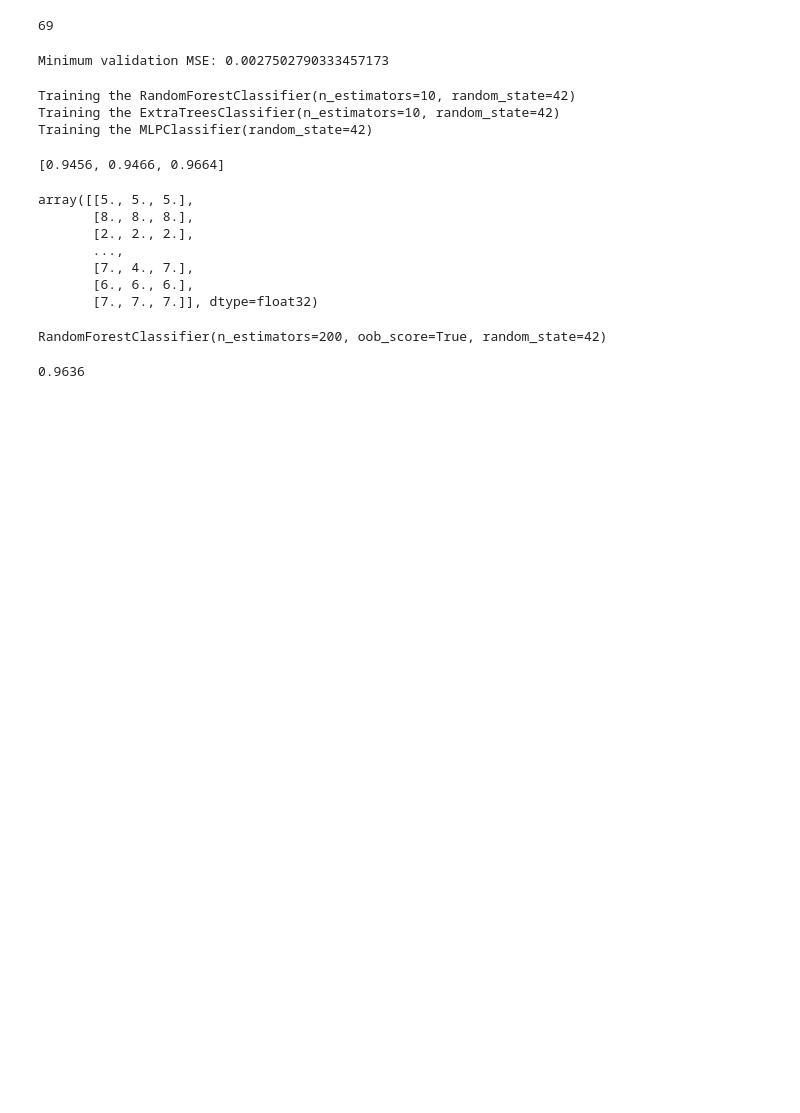
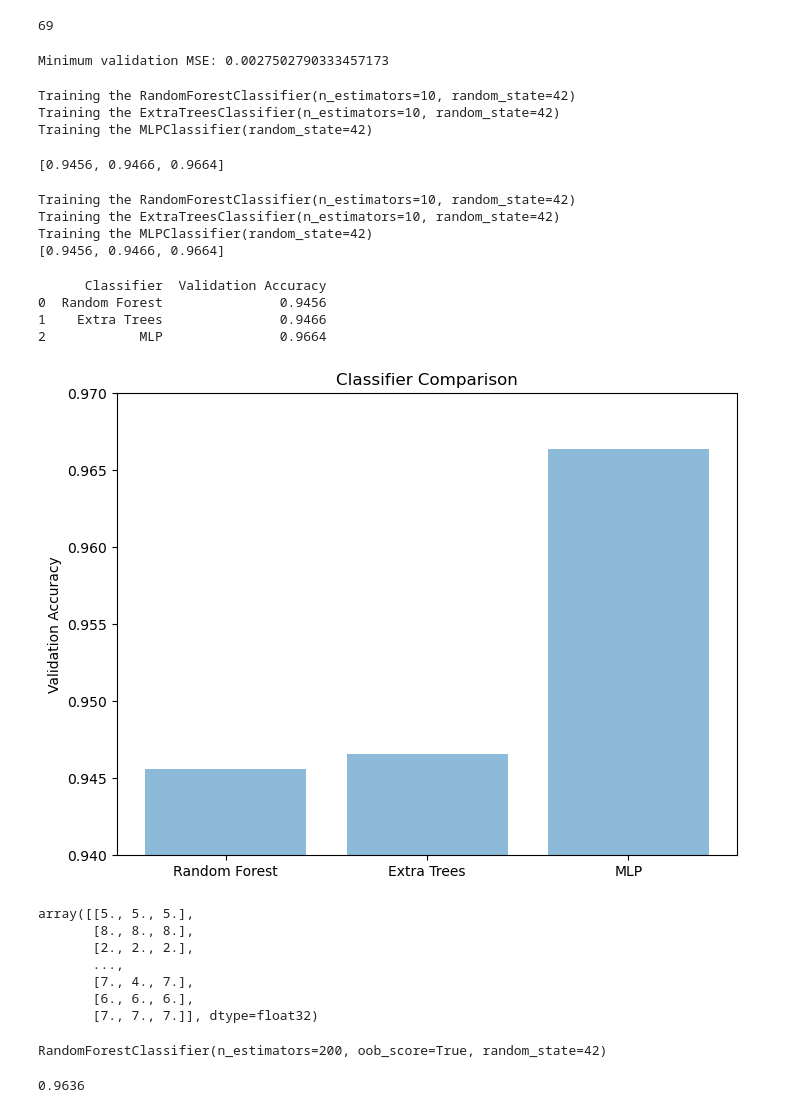
Before and after one commit to ehsanap7/kaggle, a Jupyter notebook: ensemble-learning-comp-8720.ipynb, the cells around one changed output. Saved outputs shown, nothing was run; the diff lists cells and outputs as text; code cells hidden in the pictures; blank space fills up the shorter version.

```diff
--- a/ensemble-learning-comp-8720.ipynb
+++ b/ensemble-learning-comp-8720.ipynb
@@ -287,8 +287,8 @@ accuracy_score(y_val, y_pred_rf)
 # %% [output]
 0.9476
 # %%
-iris = load_iris()
-rnd_clf = RandomForestClassifier(n_estimators=500, n_jobs=-1)
-rnd_clf.fit(iris["data"], iris["target"])
-for name, score in zip(iris["feature_names"], rnd_clf.feature_importances_):
-    print(name, score)
+# iris = load_iris()
+# rnd_clf = RandomForestClassifier(n_estimators=500, n_jobs=-1)
+# rnd_clf.fit(iris["data"], iris["target"])
+# for name, score in zip(iris["feature_names"], rnd_clf.feature_importances_):
+#     print(name, score)
@@ -456,6 +451,45 @@ Training the MLPClassifier(random_state=42)
 [estimator.score(X_val, y_val) for estimator in estimators]
 # %% [output]
 [0.9456, 0.9466, 0.9664]
+# %%
+scores = []
+for estimator in estimators:
+    print("Training the", estimator)
+    estimator.fit(X_train, y_train)
+    score = estimator.score(X_val, y_val)
+    scores.append(score)
+
+print(scores)
+# %% [output]
+Training the RandomForestClassifier(n_estimators=10, random_state=42)
+Training the ExtraTreesClassifier(n_estimators=10, random_state=42)
+Training the MLPClassifier(random_state=42)
+[0.9456, 0.9466, 0.9664]
+# %%
+val_accuracies = [estimator.score(X_val, y_val) for estimator in estimators]
+
+accuracy_table = pd.DataFrame({
+    'Classifier': estimator_names,
+    'Validation Accuracy': val_accuracies
+})
+print(accuracy_table)
+# %% [output]
+      Classifier  Validation Accuracy
+0  Random Forest               0.9456
+1    Extra Trees               0.9466
+2            MLP               0.9664
+# %%
+plt.figure(figsize=(8,6))
+labels = ['Random Forest', 'Extra Trees', 'MLP']
+y_pos = np.arange(len(labels))
+plt.bar(y_pos, scores, align='center', alpha=0.5)
+plt.xticks(y_pos, labels)
+plt.ylabel('Validation Accuracy')
+plt.title('Classifier Comparison')
+plt.ylim([0.94, 0.97])
+plt.show()
+# %% [output]
+[figure, added]
 # %%
 X_val_predictions = np.empty((len(X_val), len(estimators)), dtype=np.float32)
 
```
Also changed, not shown: parts of 2 cells of this notebook.
